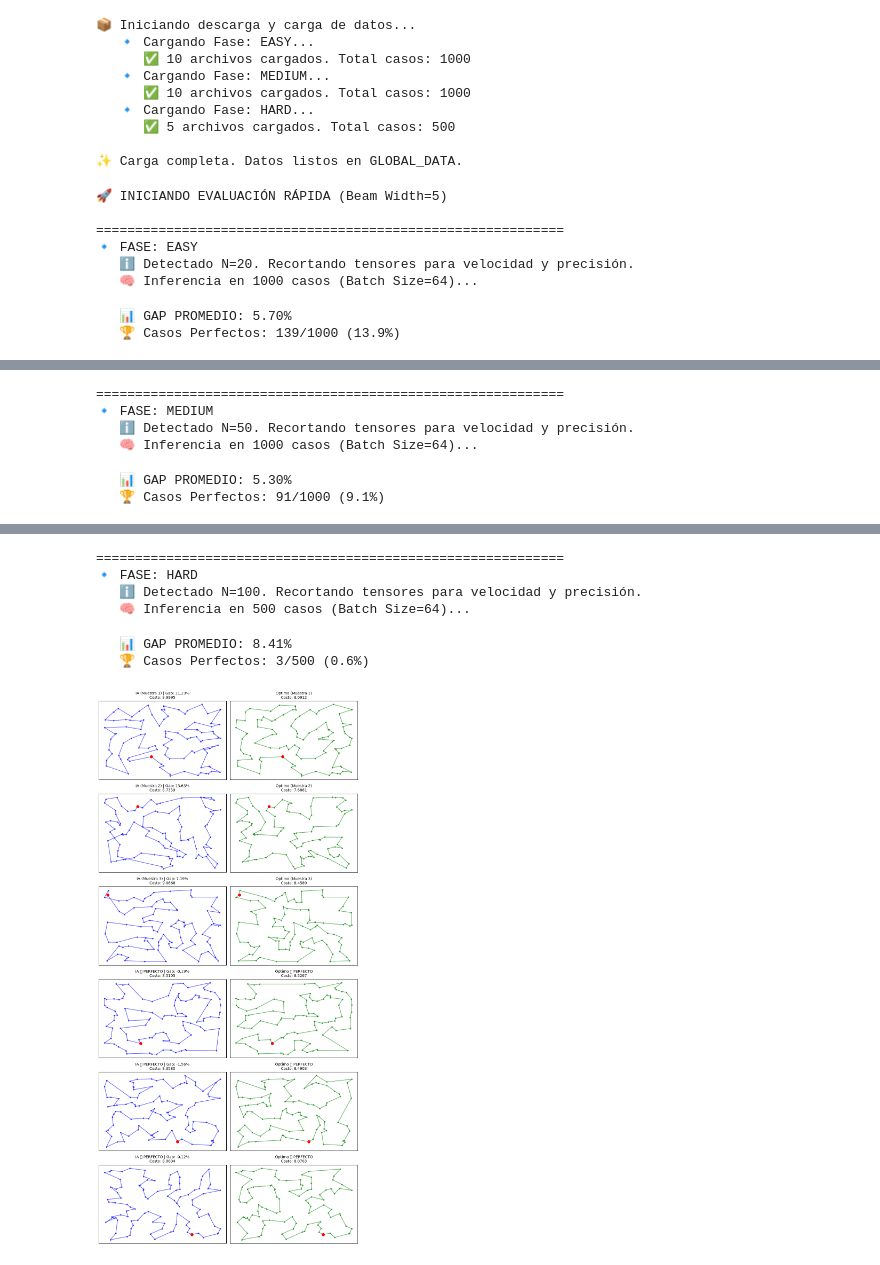
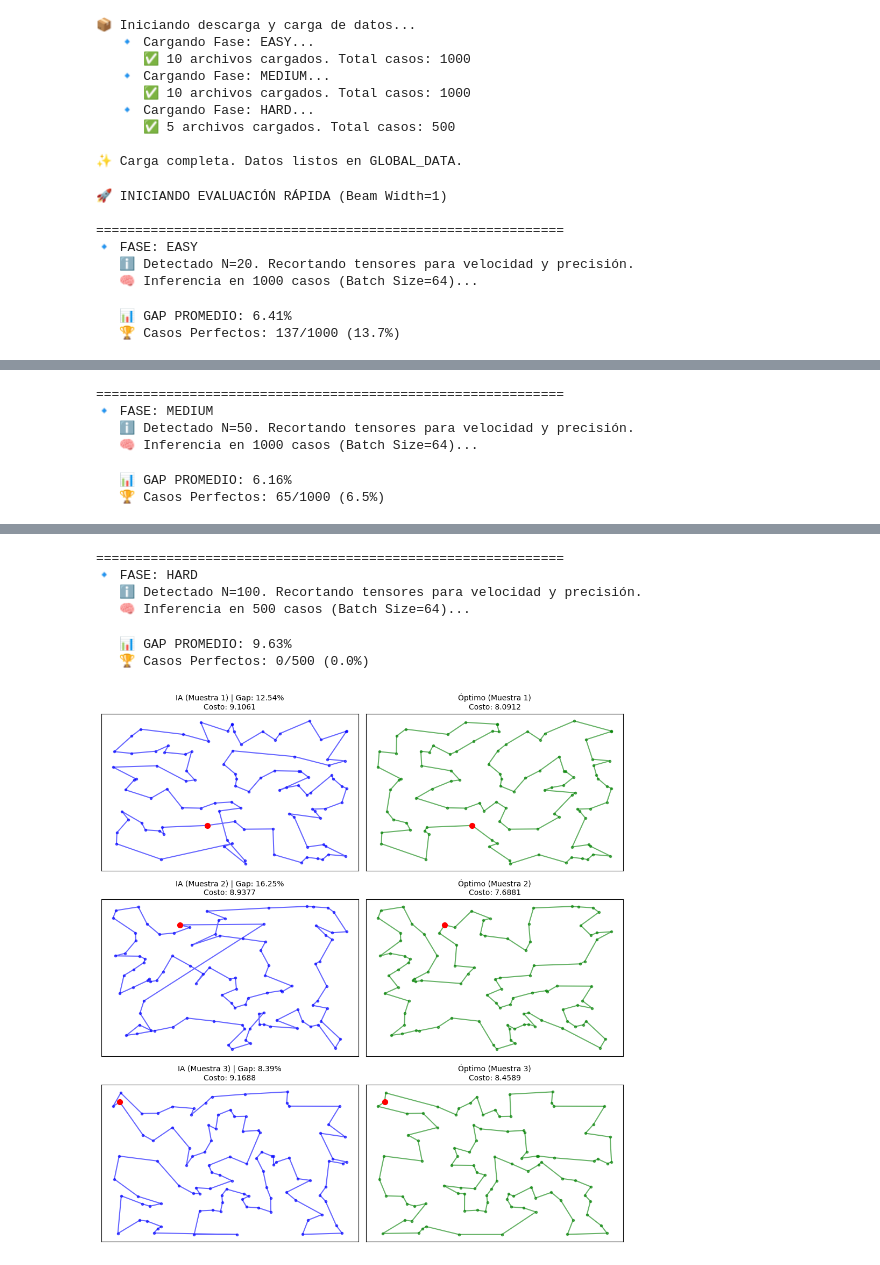
Before and after one commit to felipe-astudillo-s/TransformerTSP, a Jupyter notebook: TrabajoTSP.ipynb, the cells around one changed output, grey strips where cells are left out. Cells and saved outputs as stored; diff of their text form; code cells hidden in the pictures.

```diff
--- a/TrabajoTSP.ipynb
+++ b/TrabajoTSP.ipynb
@@ -656,7 +653,7 @@ download_and_load()
 
 # --- CONFIGURACIÓN ---
 DEVICE = torch.device("cuda" if torch.cuda.is_available() else "cpu")
-BEAM_WIDTH = 5 #Anoche dije 3, la diferencia es de como 0.05% (Fé de erratas)
+BEAM_WIDTH = 1 #Greedy
 BATCH_SIZE = 64
 MAX_PLOTS = 6
 
@@ -852,14 +849,14 @@ def run_fast_evaluation():
 
             plt.tight_layout()
             plt.show()
-
+CUDA_LAUNCH_BLOCKING=1
 run_fast_evaluation()
 # %% [output]
-🚀 INICIANDO EVALUACIÓN RÁPIDA (Beam Width=5)
+🚀 INICIANDO EVALUACIÓN RÁPIDA (Beam Width=1)
 
 ============================================================
 🔹 FASE: EASY
    ℹ️ Detectado N=20. Recortando tensores para velocidad y precisión.
    🧠 Inferencia en 1000 casos (Batch Size=64)...
-   📊 GAP PROMEDIO: 5.70%
-   🏆 Casos Perfectos: 139/1000 (13.9%)
+   📊 GAP PROMEDIO: 6.41%
+   🏆 Casos Perfectos: 137/1000 (13.7%)
@@ -868,5 +865,5 @@ run_fast_evaluation()
 🔹 FASE: MEDIUM
    ℹ️ Detectado N=50. Recortando tensores para velocidad y precisión.
    🧠 Inferencia en 1000 casos (Batch Size=64)...
-   📊 GAP PROMEDIO: 5.30%
-   🏆 Casos Perfectos: 91/1000 (9.1%)
+   📊 GAP PROMEDIO: 6.16%
+   🏆 Casos Perfectos: 65/1000 (6.5%)
@@ -874,7 +871,7 @@ run_fast_evaluation()
 ============================================================
 🔹 FASE: HARD
    ℹ️ Detectado N=100. Recortando tensores para velocidad y precisión.
    🧠 Inferencia en 500 casos (Batch Size=64)...
-   📊 GAP PROMEDIO: 8.41%
-   🏆 Casos Perfectos: 3/500 (0.6%)
+   📊 GAP PROMEDIO: 9.63%
+   🏆 Casos Perfectos: 0/500 (0.0%)
-[figure, old version]
+[figure, new version]
```
Also changed, not shown: parts of 5 cells of this notebook.
